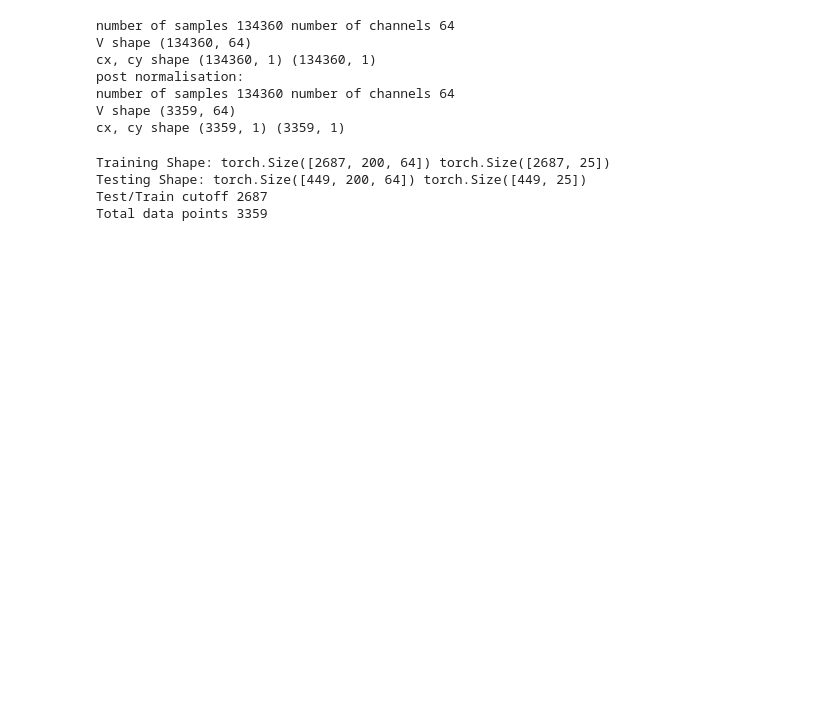
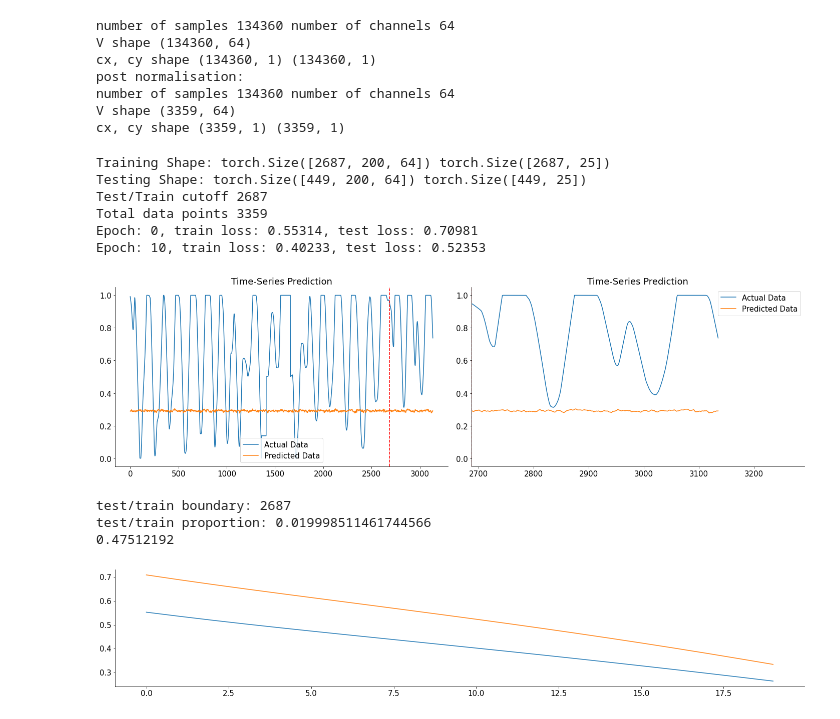
Before and after one commit to rnatarajan98/eCoG_Joystick_Analysis, a Jupyter notebook: RNN.ipynb, the cells around one changed output. Cells and saved outputs as stored; diff of their text form; code cells hidden in the pictures; blank space fills up the shorter version.

Commit message:
Included cuda if available, reorgansed x, y models for readability

```diff
--- a/RNN.ipynb
+++ b/RNN.ipynb
@@ -58,5 +58,8 @@ colourmap.set_bad("black", alpha=0)
 
 # Data Loading
 alldat = np.load(fname, allow_pickle=True)['dat']
+
+# Select just one of the recordings here. This is subject 1, block 1.
+dat = alldat[0, 3]
 # %% [output]
 Is cuda? False
@@ -164,14 +175,11 @@ def split_sequences(input_sequences, output_sequence, n_steps_in, n_steps_out):
         X.append(seq_x), y.append(seq_y)
     return np.array(X), np.array(y)
 # %%
-lookback = 200
-lookahead = 25
-
-def generate_tensors(X, y, cutoff = 0.8, lookback = 200, lookahead = 25):
+def generate_tensors(X, y, tt_ratio = 0.8, lookback = 200, lookahead = 25):
     X_ss, y_ss = split_sequences(X, y, lookback, lookahead)
 
     total_samples = len(X)
-    train_test_cutoff = round(0.80 * total_samples)
+    train_test_cutoff = round(tt_ratio* total_samples)
 
     X_train = X_ss[:train_test_cutoff]
     X_test = X_ss[train_test_cutoff:]
@@ -198,8 +206,3 @@ def generate_tensors(X, y, cutoff = 0.8, lookback = 200, lookahead = 25):
     print("Total data points", total_samples)
 
     return X_train_tensors_final, y_train_tensors, X_test_tensors_final, y_test_tensors
-# %% [output]
-Training Shape: torch.Size([2687, 200, 64]) torch.Size([2687, 25])
-Testing Shape: torch.Size([449, 200, 64]) torch.Size([449, 25])
-Test/Train cutoff 2687
-Total data points 3359
@@ -237,7 +236,6 @@ class LSTM(nn.Module):
         out = self.fc_2(out) # final output
         return out
 # %%
-# define training
 def training_loop(n_epochs, lstm, optimiser, loss_fn, X_train, y_train,
                   X_test, y_test):
     test_losses = []
@@ -256,7 +254,7 @@ def training_loop(n_epochs, lstm, optimiser, loss_fn, X_train, y_train,
         test_loss = loss_fn(test_preds, y_test)
         train_losses.append(loss.item())
         test_losses.append(test_loss.item())
-        if epoch % 10 == 0:
+        if epoch % 100 == 0 or (epoch < 50 and epoch % 10 == 0):
             print("Epoch: %d, train loss: %1.5f, test loss: %1.5f" % (epoch,
                                                                       loss.item(),
                                                                       test_loss.item()))
@@ -264,19 +326,52 @@ def training_loop(n_epochs, lstm, optimiser, loss_fn, X_train, y_train,
+# %%
+import warnings
+warnings.filterwarnings('ignore')
+
+n_epochs = 400 # 2000 epochs
+learning_rate = 0.001 # 0.005 lr
 # %%
-# Instantiate model, set architecture
-import warnings
-warnings.filterwarnings('ignore')
-
-n_epochs = 1000 # 2000 epochs
-learning_rate = 0.001 # 0.001 lr
+# generate tensors for x model
+test_train_proportion = 0.8
+lookback, lookahead = 200, 25
+X_train_tensors_final, y_train_tensors, X_test_tensors_final, y_test_tensors = generate_tensors(V, cx, test_train_proportion, lookback, lookahead)
 
 input_size = nchan # number of features
 hidden_size = 10 # number of features in hidden state
 num_layers = 1 # number of stacked lstm layers
 
 num_classes = lookahead # number of output classes
 
+
 lstm_x = LSTM(num_classes,
               input_size,
               hidden_size,
               num_layers)
+
+loss_fn = torch.nn.MSELoss()    # mean-squared error for regression
+optimiser = torch.optim.Adam(lstm_x.parameters(), lr=learning_rate)
+
+
+train_loss, test_loss = training_loop(n_epochs=n_epochs,
+              lstm=lstm_x,
+              optimiser=optimiser,
+              loss_fn=loss_fn,
+              X_train=X_train_tensors_final,
+              y_train=y_train_tensors,
+              X_test=X_test_tensors_final,
+              y_test=y_test_tensors)
+
+plot_prediction(lstm_x, V, cx, test_train_proportion)
+plot_losses(train_loss, test_loss)
+# %% [output]
+Training Shape: torch.Size([2687, 200, 64]) torch.Size([2687, 25])
+Testing Shape: torch.Size([449, 200, 64]) torch.Size([449, 25])
+Test/Train cutoff 2687
+Total data points 3359
+Epoch: 0, train loss: 0.55314, test loss: 0.70981
+Epoch: 10, train loss: 0.40233, test loss: 0.52353
+[figure, added]
+test/train boundary: 2687
+test/train proportion: 0.019998511461744566
+0.47512192
+[figure, added]
 # %%
```
Also changed, not shown: parts of 11 cells of this notebook, 1 other file.
